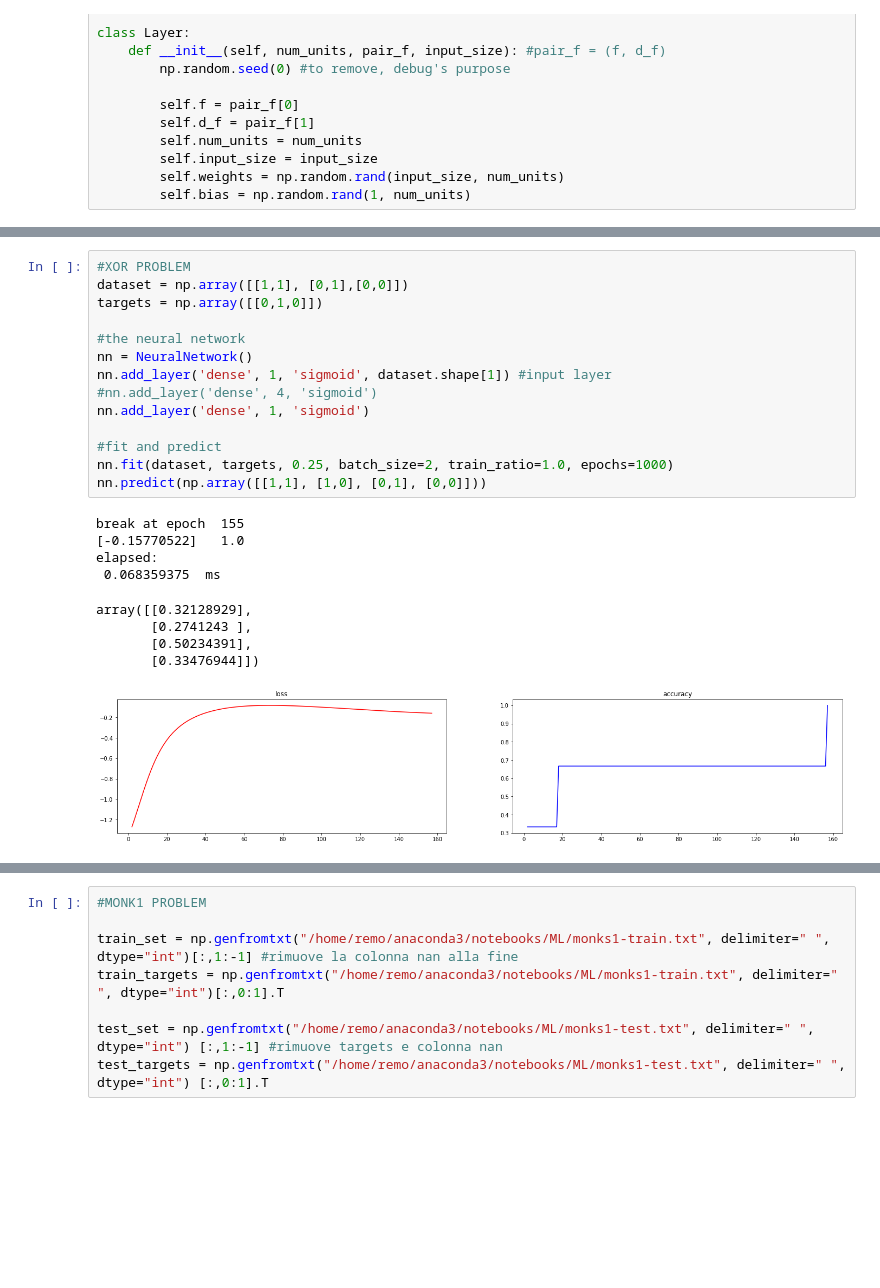
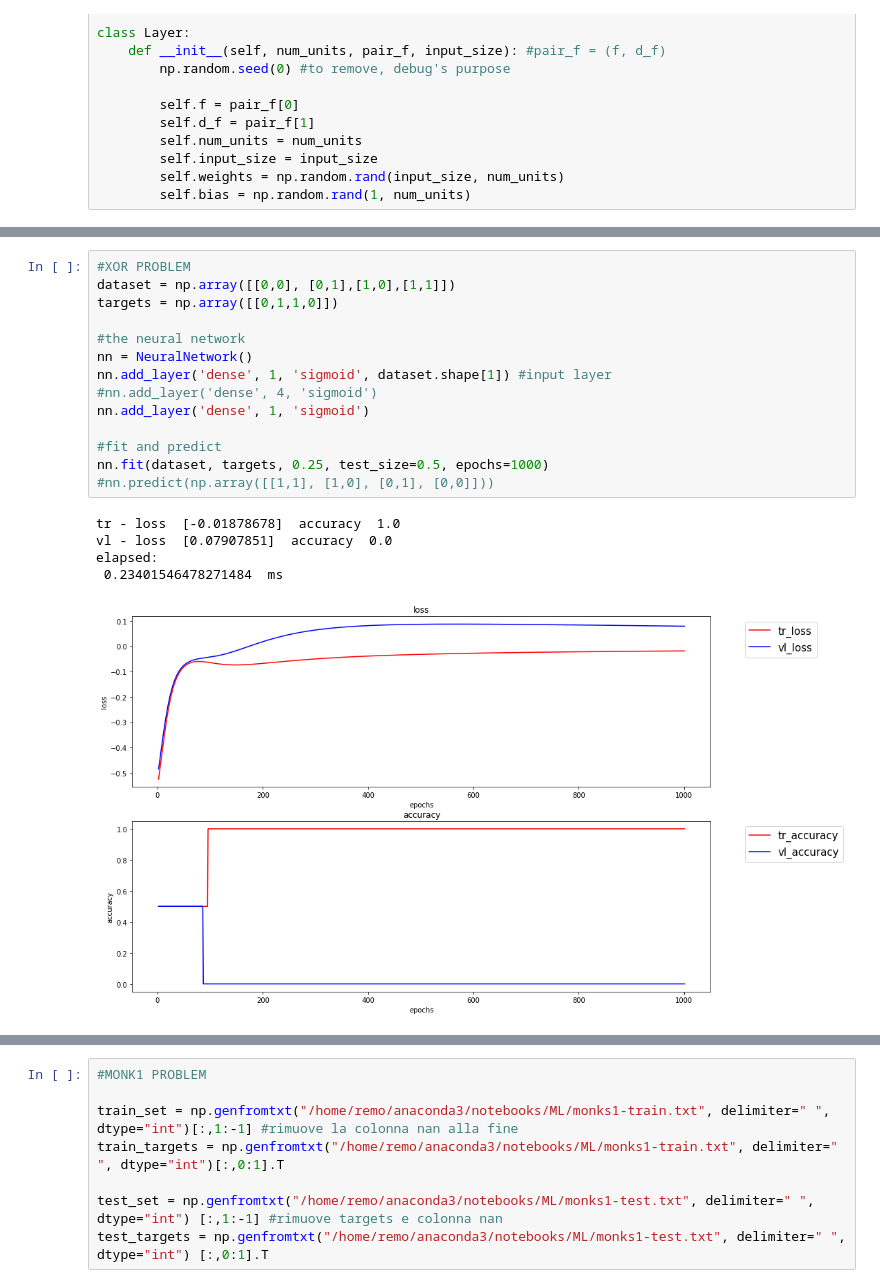
Before and after one commit to deRemo/NNLib, a Jupyter notebook: nn.ipynb, the cells around one changed output, grey strips where cells are left out. Drawn from its saved outputs; the diff is of its cells as text; blank space fills up the shorter version.

```diff
--- a/nn.ipynb
+++ b/nn.ipynb
@@ -384,26 +229,22 @@ class NeuralNetwork:
 # %%
 #XOR PROBLEM
-dataset = np.array([[1,1], [0,1],[0,0]])
-targets = np.array([[0,1,0]])
+dataset = np.array([[0,0], [0,1],[1,0],[1,1]])
+targets = np.array([[0,1,1,0]])
 
 #the neural network
 nn = NeuralNetwork()
 nn.add_layer('dense', 1, 'sigmoid', dataset.shape[1]) #input layer
 #nn.add_layer('dense', 4, 'sigmoid')
 nn.add_layer('dense', 1, 'sigmoid')
 
 #fit and predict
-nn.fit(dataset, targets, 0.25, batch_size=2, train_ratio=1.0, epochs=1000)
-nn.predict(np.array([[1,1], [1,0], [0,1], [0,0]]))
+nn.fit(dataset, targets, 0.25, test_size=0.5, epochs=1000)
+#nn.predict(np.array([[1,1], [1,0], [0,1], [0,0]]))
 # %% [output]
-break at epoch  155
-[-0.15770522]   1.0
+tr - loss  [-0.01878678]  accuracy  1.0
+vl - loss  [0.07907851]  accuracy  0.0
 elapsed:
- 0.068359375  ms
+ 0.23401546478271484  ms
-array([[0.32128929],
-       [0.2741243 ],
-       [0.50234391],
-       [0.33476944]])
-[figure, old version]
+[figure, new version]
 # %%
 #AND PROBLEM WITH 3 VAR
```
Also changed, not shown: parts of 5 cells of this notebook.
